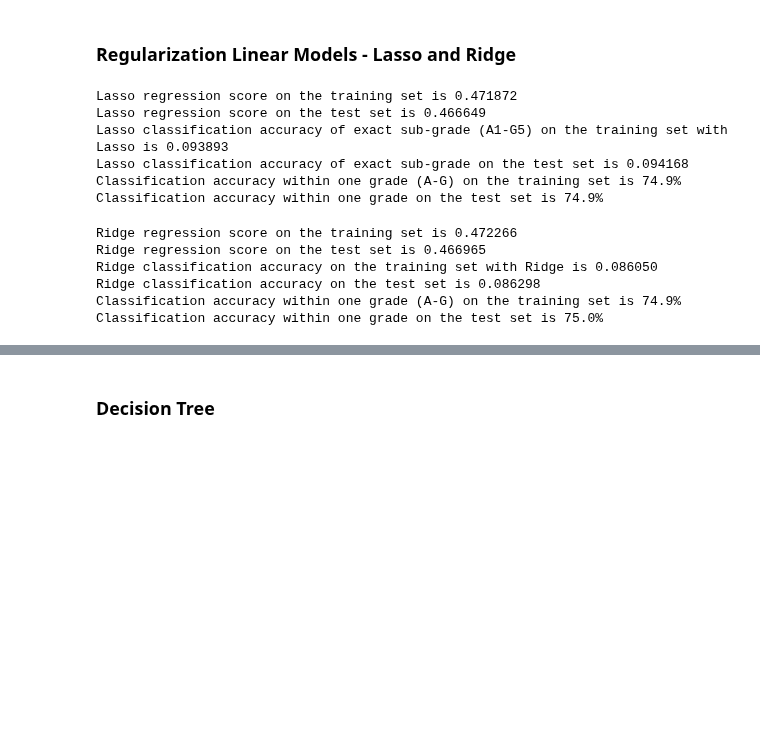
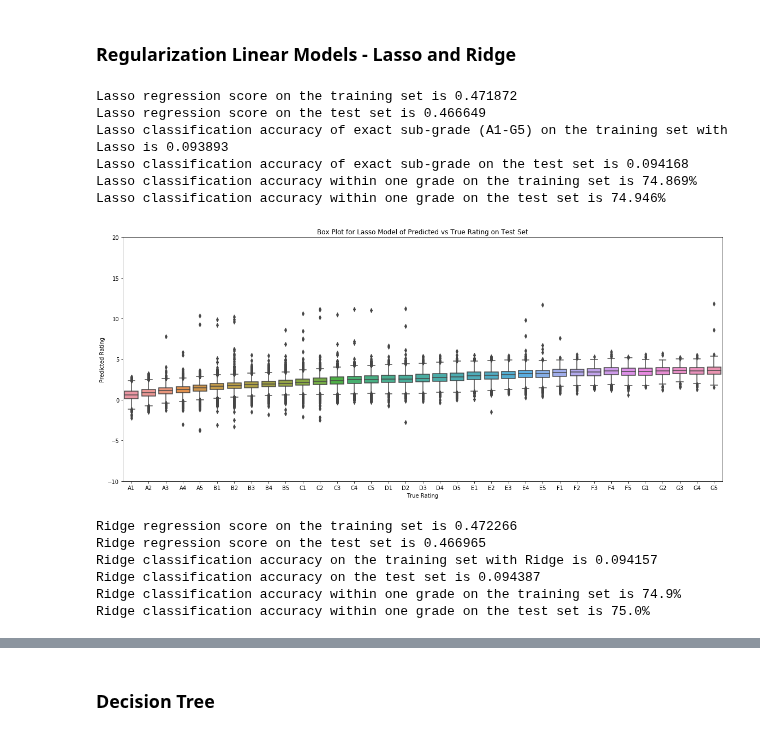
Before and after one commit to tmaounis/cs109a-LendingClub, a Jupyter notebook: models.ipynb, the cells around one changed output, grey strips where cells are left out. Drawn from its saved outputs; the diff is of its cells as text; code cells hidden in the pictures; blank space fills up the shorter version.

```diff
--- a/models.ipynb
+++ b/models.ipynb
@@ -391,15 +420,19 @@ print('Lasso regression score on the training set is %.6f'%score_Lasso_train)
 print('Lasso regression score on the test set is %.6f'%score_Lasso_test)
 print('Lasso classification accuracy of exact sub-grade (A1-G5) on the training set with Lasso is %.6f'%acc_Lasso_train)
 print('Lasso classification accuracy of exact sub-grade on the test set is %.6f'%acc_Lasso_test)
-print('Classification accuracy within one grade (A-G) on the training set is {0:.1%}'.format(acc_Lasso_grade_train))
-print('Classification accuracy within one grade on the test set is {0:.1%}'.format(acc_Lasso_grade_test))
+print('Lasso classification accuracy within one grade on the training set is {0:.3%}'.format(acc_Lasso_grade_train))
+print('Lasso classification accuracy within one grade on the test set is {0:.3%}'.format(acc_Lasso_grade_test))
 # %% [output]
 Lasso regression score on the training set is 0.471872
 Lasso regression score on the test set is 0.466649
 Lasso classification accuracy of exact sub-grade (A1-G5) on the training set with Lasso is 0.093893
 Lasso classification accuracy of exact sub-grade on the test set is 0.094168
-Classification accuracy within one grade (A-G) on the training set is 74.9%
-Classification accuracy within one grade on the test set is 74.9%
+Lasso classification accuracy within one grade on the training set is 74.869%
+Lasso classification accuracy within one grade on the test set is 74.946%
+# %%
+my_box_plot(y_test, Lasso_test_pred, "Lasso")
+# %% [output]
+[figure, added]
 # %%
 model_Ridge = RidgeCV(cv=5).fit(x_train,y_train)
 # %%
@@ -418,12 +451,12 @@ print('Ridge regression score on the training set is %.6f'%score_Ridge_train)
 print('Ridge regression score on the test set is %.6f'%score_Ridge_test)
 print('Ridge classification accuracy on the training set with Ridge is %.6f'%acc_Ridge_train)
 print('Ridge classification accuracy on the test set is %.6f'%acc_Ridge_test)
-print('Classification accuracy within one grade (A-G) on the training set is {0:.1%}'.format(acc_Ridge_grade_train))
-print('Classification accuracy within one grade on the test set is {0:.1%}'.format(acc_Ridge_grade_test))
+print('Ridge classification accuracy within one grade on the training set is {0:.1%}'.format(acc_Ridge_grade_train))
+print('Ridge classification accuracy within one grade on the test set is {0:.1%}'.format(acc_Ridge_grade_test))
 # %% [output]
 Ridge regression score on the training set is 0.472266
 Ridge regression score on the test set is 0.466965
-Ridge classification accuracy on the training set with Ridge is 0.086050
-Ridge classification accuracy on the test set is 0.086298
-Classification accuracy within one grade (A-G) on the training set is 74.9%
-Classification accuracy within one grade on the test set is 75.0%
+Ridge classification accuracy on the training set with Ridge is 0.094157
+Ridge classification accuracy on the test set is 0.094387
+Ridge classification accuracy within one grade on the training set is 74.9%
+Ridge classification accuracy within one grade on the test set is 75.0%
```
Also changed, not shown: parts of 16 cells of this notebook, 1 other file.
